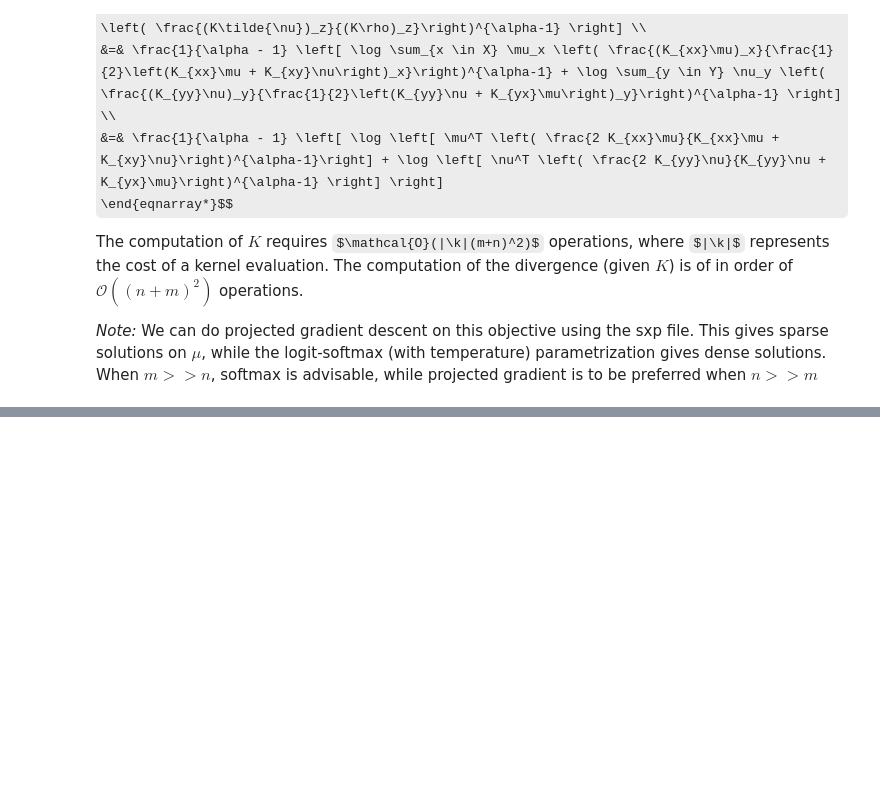
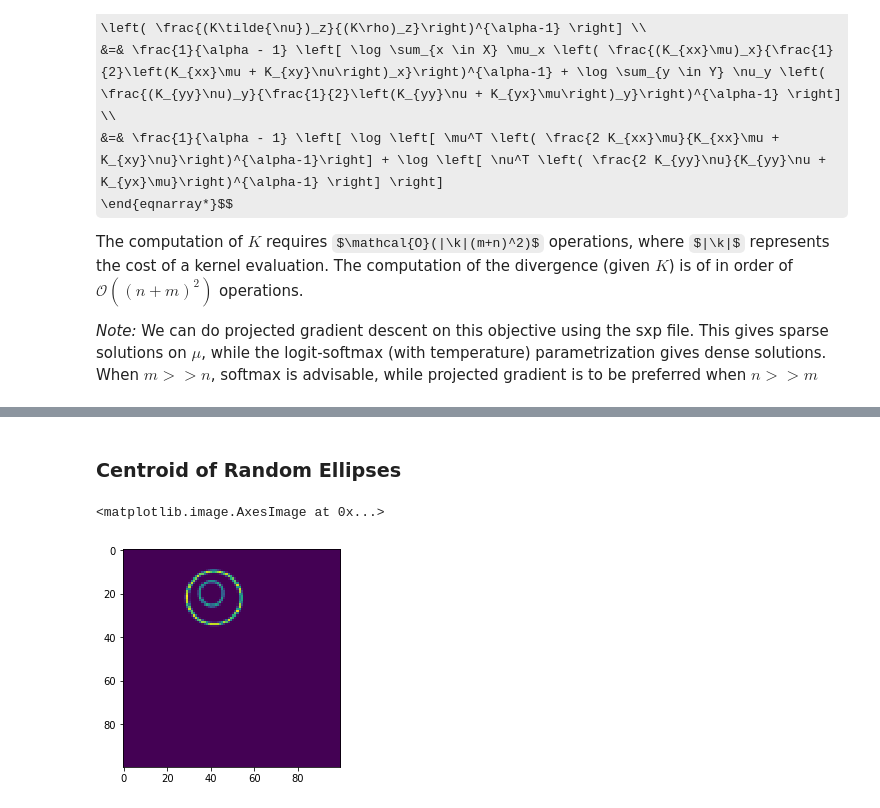
Before and after one commit to gallego-posada/gait, a Jupyter notebook: metric_it.ipynb, the cells around one changed output, grey strips where cells are left out. Cells and saved outputs as stored; diff of their text form; code cells hidden in the pictures; some formulas as TeX source; blank space fills up the shorter version.

```diff
--- a/metric_it.ipynb
+++ b/metric_it.ipynb
@@ -176,0 +170,2 @@ Sparsity of solution: 60.0% (20/50)
+# %% [markdown]
+### Centroid of Random Ellipses
@@ -176,0 +174,48 @@ Sparsity of solution: 60.0% (20/50)
+# %%
+N = 500
+A = np.array([(i/(N-1), 1-j/(N-1)) for i in range(N) for j in range(N)])
+
+n = 100
+E = []
+for _ in range(100):
+    # L1 and L2 act as radii in their correspondig directions
+    # Theta tells angle in clockwise orientation
+    c = np.array([0.1 + 0.8*np.random.rand(), 0.1 + 0.8*np.random.rand()])
+    w0, w1 = np.min([c[0], 1-c[0]]), np.min([c[1], 1-c[1]])
+    theta, L1, L2 = 2 * np.pi * np.random.rand(), (0.1 + 0.5*w0*np.random.rand()), (0.1 + 0.5*w1*np.random.rand())
+    R = np.array([[np.cos(theta), -np.sin(theta)], [np.sin(theta), np.cos(theta)]])
+    Linv = np.array([[1/L1, 0], [0, 1/L2]])
+
+
+    v = (A - c) @ R.T @ Linv
+    v1 = 1.*(np.abs(np.sum(v**2, axis=1) - 1) < 5e-2)
+
+    theta, L1, L2 = 2 * np.pi * np.random.rand(), L1 * (0.4 + 0.1*np.random.rand()), L2 * (0.4 + 0.1*np.random.rand())
+    R = np.array([[np.cos(theta), -np.sin(theta)], [np.sin(theta), np.cos(theta)]])
+    Linv = np.array([[1/L1, 0], [0, 1/L2]])
+    c = np.array([c[0] + 0.3*L1 * np.random.randn(), c[1]+ 0.3*L2 * np.random.randn()])
+
+    v = (A - c) @ R.T @ Linv
+    v2 = 1.*(np.abs(np.sum(v**2, axis=1) - 1) < 7e-2)
+    v = v1 + v2
+    v /= np.sum(v)
+    v = v.reshape(N, N).T
+
+#     plt.figure(figsize=(5, 5))
+#     plt.imshow(v)
+
+    resize_v = resize(v, (n, n), mode='constant', anti_aliasing=True)#, anti_aliasing_sigma=1)
+    resize_v /= np.sum(resize_v)
+#     plt.figure(figsize=(5,5))
+#     plt.imshow(resize_v, cmap='binary');
+#     plt.show()
+
+    E.append(resize_v[None, ...])
+
+E = np.concatenate(E, axis=0)
+E = torch.tensor(E)
+# %%
+plt.imshow(E[15, ...])
+# %% [output]
+<matplotlib.image.AxesImage at 0x...>
+[figure, added]
```
Also changed, not shown: parts of 9 cells of this notebook, 1 other file.
